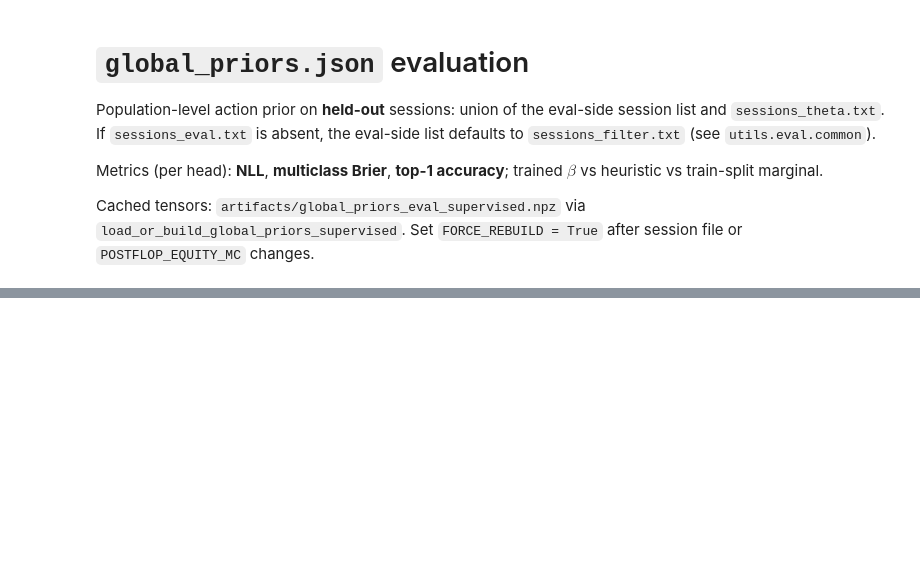
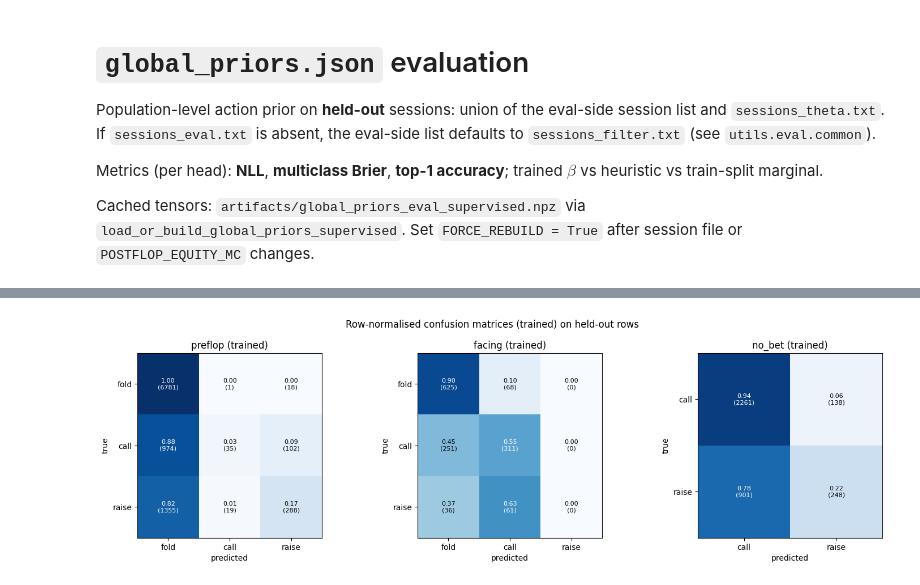
Before and after one commit to kevmatliu/bayesian-poker, a Jupyter notebook: eval_nbs/global_priors_evaluation.ipynb, the cells around one changed output, grey strips where cells are left out. Saved outputs shown, nothing was run; the diff lists cells and outputs as text; code cells hidden in the pictures; blank space fills up the shorter version.

```diff
--- a/eval_nbs/global_priors_evaluation.ipynb
+++ b/eval_nbs/global_priors_evaluation.ipynb
@@ -110,34 +142,36 @@ for h, m, v in top_rows:
 (P_pre_trained, _, _), (P_f_trained, _, _), (P_n_trained, _, _) = preds
 
 def plot_confusion(M, labels, title, ax):
     Mn = row_normalise(M)
     ax.imshow(Mn, vmin=0.0, vmax=1.0, cmap="Blues")
     ax.set_xticks(range(len(labels)))
     ax.set_yticks(range(len(labels)))
     ax.set_xticklabels(labels)
     ax.set_yticklabels(labels)
     ax.set_xlabel("predicted")
     ax.set_ylabel("true")
     ax.set_title(title)
     for i in range(M.shape[0]):
         for j in range(M.shape[1]):
             ax.text(
                 j, i, f"{Mn[i, j]:.2f}\n({M[i, j]})",
                 ha="center", va="center",
                 color="white" if Mn[i, j] > 0.5 else "black",
                 fontsize=8,
             )
 
 fig, axes = plt.subplots(1, 3, figsize=(15, 4.5))
 cm_pre = confusion_matrix_counts(y_pre_test, P_pre_trained.argmax(axis=1), 3)
 cm_f = confusion_matrix_counts(yf_test, P_f_trained.argmax(axis=1), 3)
 cm_n = confusion_matrix_counts(y_n_test_local, P_n_trained.argmax(axis=1), 2)
 plot_confusion(cm_pre, ["fold", "call", "raise"], "preflop (trained)", axes[0])
 plot_confusion(cm_f, ["fold", "call", "raise"], "facing (trained)", axes[1])
 plot_confusion(cm_n, ["call", "raise"], "no_bet (trained)", axes[2])
-fig.suptitle("Row-normalised confusion matrices (trained) on held-out rows")
+fig.suptitle("Row-normalzsed confusion matrices (trained) on held-out rows")
 fig.tight_layout()
 plt.show()
+# %% [output]
+[figure, added]
 # %%
 summary = summarize_metric_rows(nll_rows, brier_rows, top_rows)
 print(f"{'head':<8} {'model':<10} {'NLL':>8} {'Brier':>8} {'top-1':>8}")
```
Also changed, not shown: parts of 6 cells of this notebook, 31 other files.
